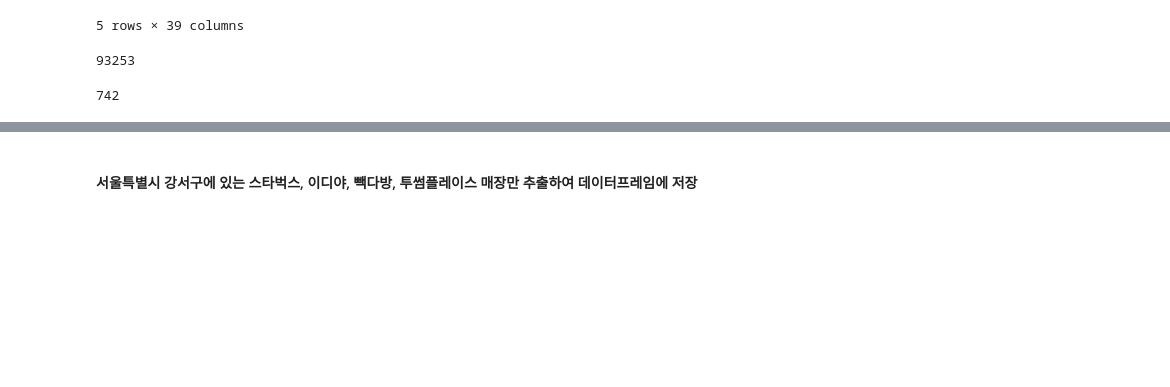
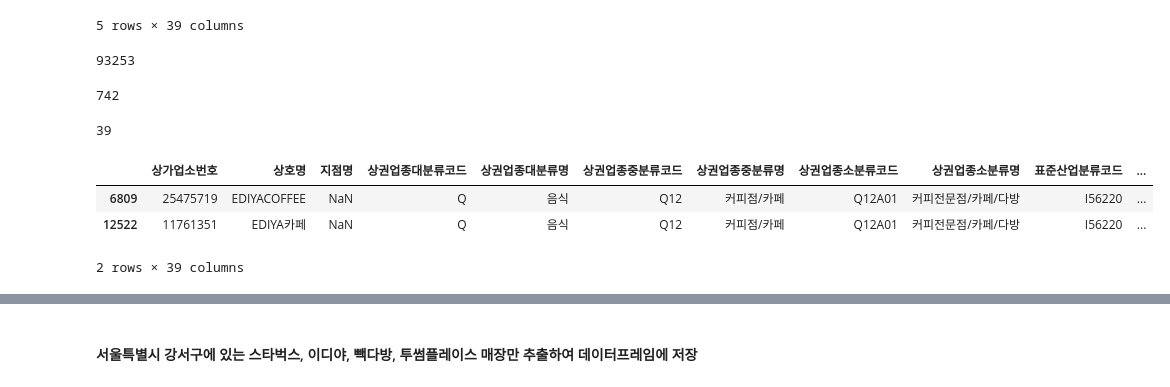
Before and after one commit to YeongilK/Data-Analysis-2020, a Jupyter notebook: 06_RestAPI/07_연습문제.ipynb, the cells around one changed output, grey strips where cells are left out. Drawn from its saved outputs; the diff is of its cells as text; code cells hidden in the pictures; blank space fills up the shorter version.

```diff
--- a/06_RestAPI/07_연습문제.ipynb
+++ b/06_RestAPI/07_연습문제.ipynb
@@ -26,3 +26,16 @@ df2 = df.loc[df['도로명주소'].str.contains(keyword, na=False)]
 len(df2)
 # %% [output]
 742
+# %%
+a = df2.loc[df2['상호명'].str.contains('이디야', na=False)]
+len(a)
+# %% [output]
+39
+# %%
+b = df2.loc[df2['상호명'].str.lower().str.contains('ediya', na=False)]
+b
+# %% [output]
+|  | 상가업소번호 | 상호명 | 지점명 | 상권업종대분류코드 | 상권업종대분류명 | 상권업종중분류코드 | 상권업종중분류명 | 상권업종소분류코드 | 상권업종소분류명 | 표준산업분류코드 | ... |
+| 6809 | 25475719 | EDIYACOFFEE | NaN | Q | 음식 | Q12 | 커피점/카페 | Q12A01 | 커피전문점/카페/다방 | I56220 | ... |
+| 12522 | 11761351 | EDIYA카페 | NaN | Q | 음식 | Q12 | 커피점/카페 | Q12A01 | 커피전문점/카페/다방 | I56220 | ... |
+2 rows × 39 columns
```
Also changed, not shown: parts of 4 cells of this notebook.
